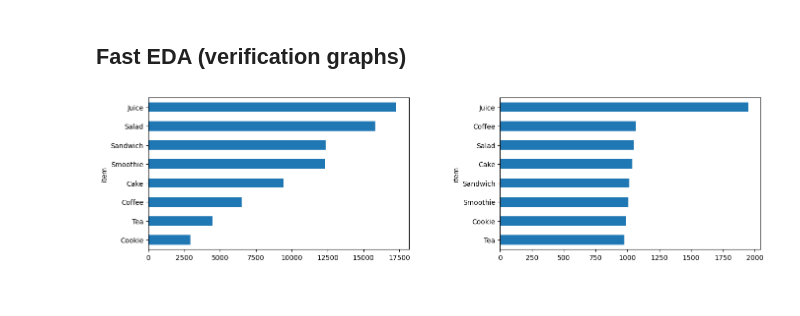
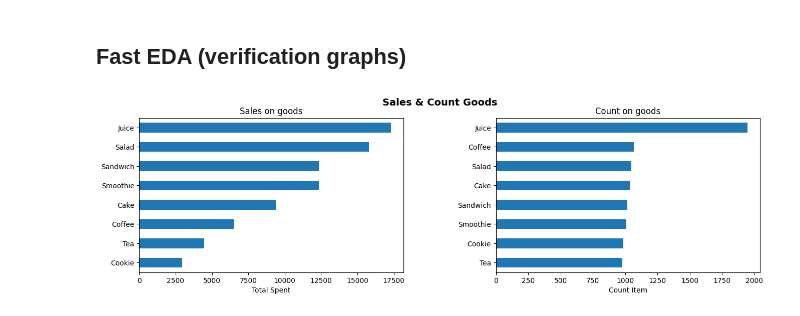
Before and after one commit to Yuliia-Safonova/Analysis_Cafe_Sales, a Jupyter notebook: EDA_Cafe_Sales.ipynb, the cells around one changed output. Cells and saved outputs as stored; diff of their text form; code cells hidden in the pictures.

```diff
--- a/EDA_Cafe_Sales.ipynb
+++ b/EDA_Cafe_Sales.ipynb
@@ -37,5 +37,11 @@ The Dirty Cafe Sales dataset contains 10,000 rows of synthetic data representing
 import numpy as np
 import pandas as pd
 import matplotlib.pyplot as plt
+# %%
+# FILE_IN = "data/cafe_sales.csv"
+FILE_IN = 'https://raw.githubusercontent.com/Yuliia-Safonova/Analysis_Cafe_Sales/refs/heads/main/data/dirty_cafe_sales.csv'
+
+# FILE_OUT = "data/cafe_sales_clean.csv"
+FILE_OUT = "cafe_sales_clean.csv"
 # %% [markdown]
 ## Loading dataset
@@ -53,0 +48,3 @@ df_origin.head()
+# %%
+df_origin = pd.read_csv(FILE_IN)
+df_origin.head()
@@ -505,17 +509,23 @@ New attributes: season, is_weekend, spend_tier
 ## Fast EDA (verification graphs)
 # %%
 fig, axes = plt.subplots(1, 2, figsize=(16, 4))
-fig.suptitle("")
+fig.suptitle("Sales & Count Goods\n", fontsize=14, fontweight='bold')
 plt.subplots_adjust(hspace=0.45, wspace=0.35)
 
 # total_spent per item
 ax = axes[0]
 df.groupby('item')['total_spent'].sum().sort_values().plot(kind='barh', ax=ax)
+ax.set_title("Sales on goods")
+ax.set_xlabel("Total Spent")
+ax.set_ylabel("")
 
 # count per item
 ax = axes[1]
 df['item'].value_counts().sort_values().plot(kind='barh', ax=ax)
+ax.set_title("Count on goods")
+ax.set_xlabel("Count Item")
+ax.set_ylabel("")
 
 plt.show()
 # %% [output]
-[figure, old version]
+[figure, new version]
```
Also changed, not shown: parts of 10 cells of this notebook.
